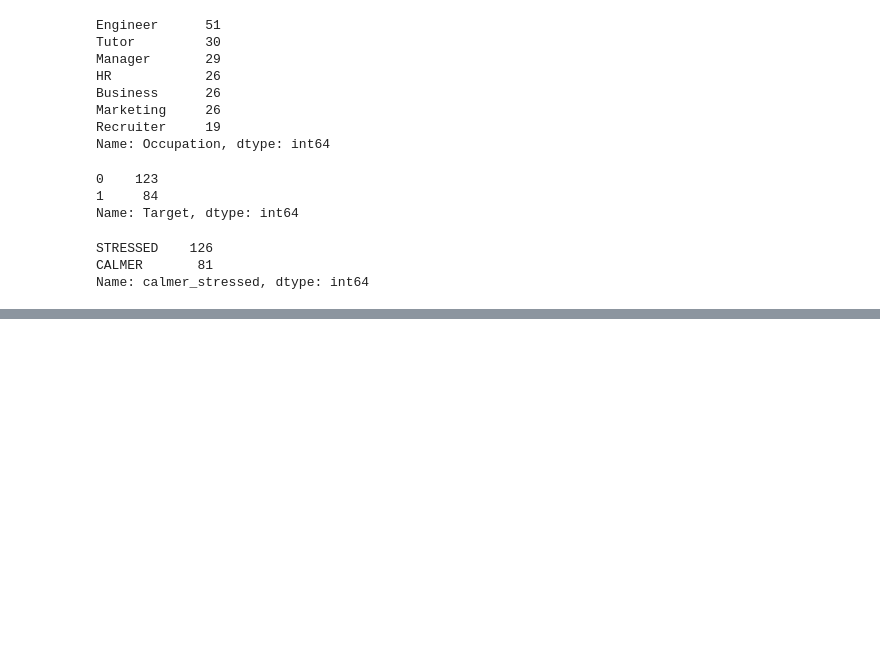
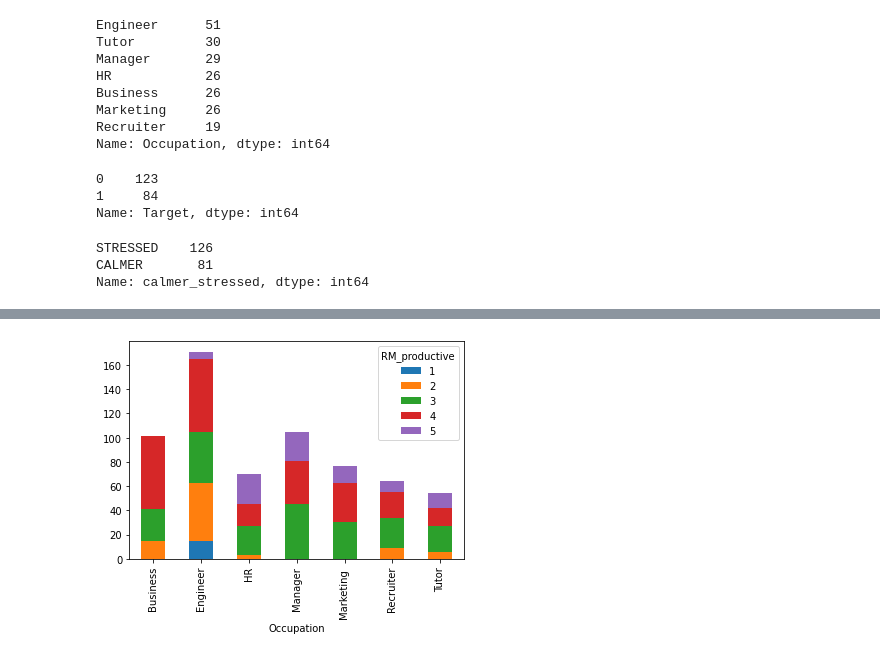
Before and after one commit to sinchana-hathwar/WFH_vs_WFO, a Jupyter notebook: wfh_vs_wfo.ipynb, the cells around one changed output, grey strips where cells are left out. Saved outputs shown, nothing was run; the diff lists cells and outputs as text; code cells hidden in the pictures; blank space fills up the shorter version.

```diff
--- a/wfh_vs_wfo.ipynb
+++ b/wfh_vs_wfo.ipynb
@@ -114,0 +164,9 @@ encode = LabelEncoder()
+# %%
+grouped_data = data.groupby(['Occupation','RM_productive'])['RM_lazy'].sum().unstack()
+
+# Plot the stacked bar chart
+grouped_data.plot(kind='bar', stacked=True)
+#plt.ylim(-5,25)
+plt.show()
+# %% [output]
+[figure, added]
```
Also changed, not shown: parts of 26 cells of this notebook.
